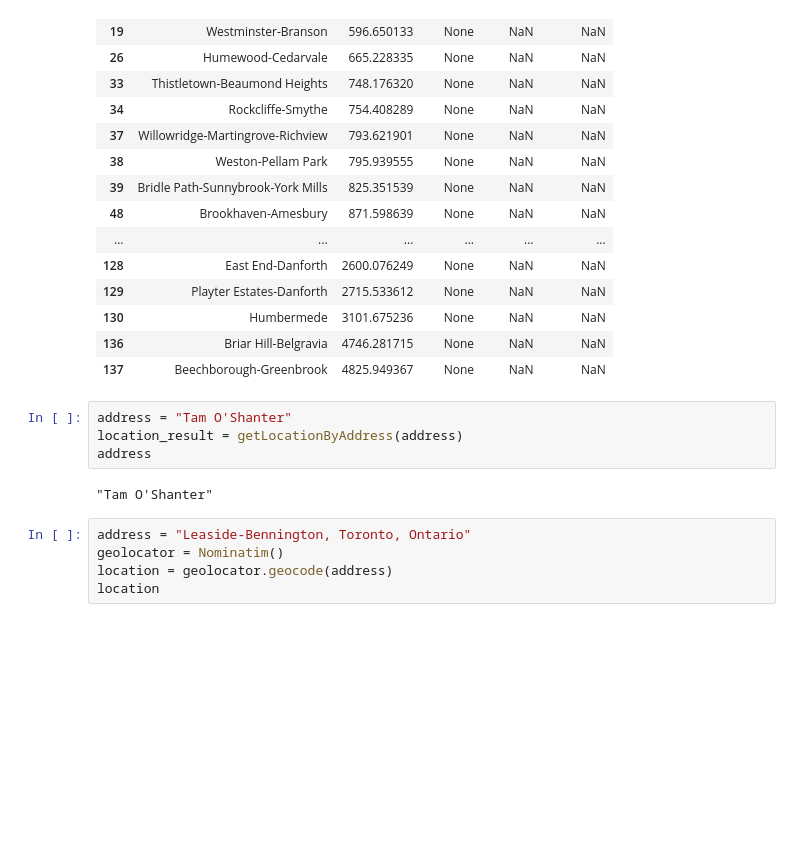
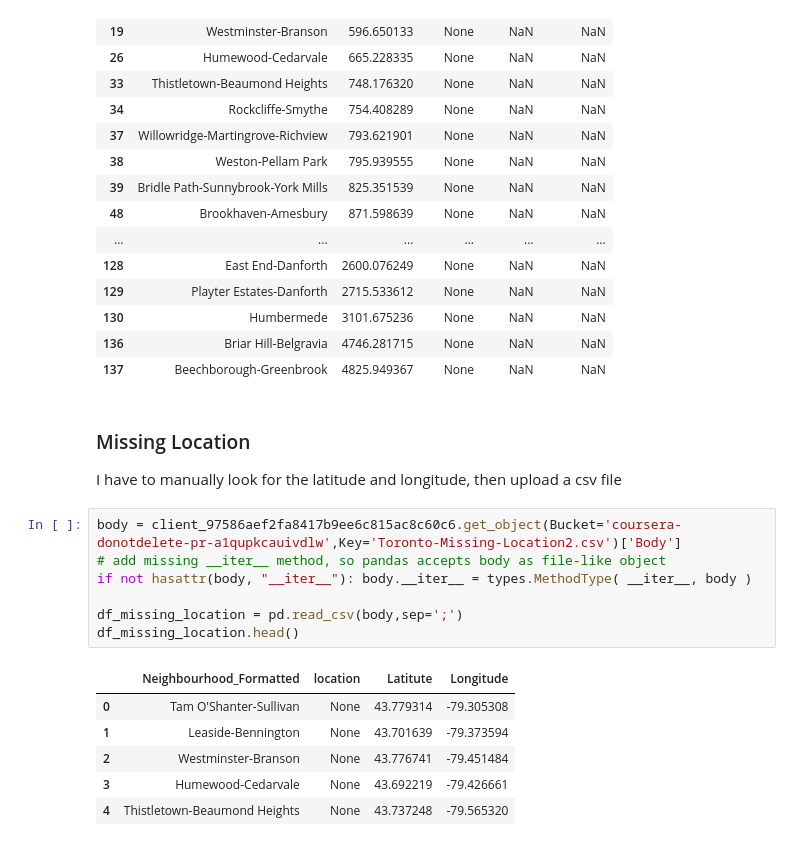
Before and after one commit to ldiazm/coursera-applied-data-science-capstone, a Jupyter notebook: The Battle of Neighborhoods (Week 2).ipynb, the cells around one changed output. Drawn from its saved outputs; the diff is of its cells as text; blank space fills up the shorter version.

```diff
--- a/The Battle of Neighborhoods (Week 2).ipynb
+++ b/The Battle of Neighborhoods (Week 2).ipynb
@@ -174,14 +174,20 @@ df_CrimeRate[df_CrimeRate['location'].isnull()]
 | 130 | Humbermede | 3101.675236 | None | NaN | NaN |
 | 136 | Briar Hill-Belgravia | 4746.281715 | None | NaN | NaN |
 | 137 | Beechborough-Greenbrook | 4825.949367 | None | NaN | NaN |
-# %%
-address = "Tam O'Shanter"
-location_result = getLocationByAddress(address)
-address
-# %% [output]
-"Tam O'Shanter"
-# %%
-address = "Leaside-Bennington, Toronto, Ontario"
-geolocator = Nominatim()
-location = geolocator.geocode(address)
-location
+# %% [markdown]
+### Missing Location
+I have to manually look for the latitude and longitude, then upload a csv file
+# %%
+body = client_97586aef2fa8417b9ee6c815ac8c60c6.get_object(Bucket='coursera-donotdelete-pr-a1qupkcauivdlw',Key='Toronto-Missing-Location2.csv')['Body']
+# add missing __iter__ method, so pandas accepts body as file-like object
+if not hasattr(body, "__iter__"): body.__iter__ = types.MethodType( __iter__, body )
+
+df_missing_location = pd.read_csv(body,sep=';')
+df_missing_location.head()
+# %% [output]
+|  | Neighbourhood_Formatted | location | Latitute | Longitude |
+| 0 | Tam O'Shanter-Sullivan | None | 43.779314 | -79.305308 |
+| 1 | Leaside-Bennington | None | 43.701639 | -79.373594 |
+| 2 | Westminster-Branson | None | 43.776741 | -79.451484 |
+| 3 | Humewood-Cedarvale | None | 43.692219 | -79.426661 |
+| 4 | Thistletown-Beaumond Heights | None | 43.737248 | -79.565320 |
```
Also changed, not shown: parts of 12 cells of this notebook.
